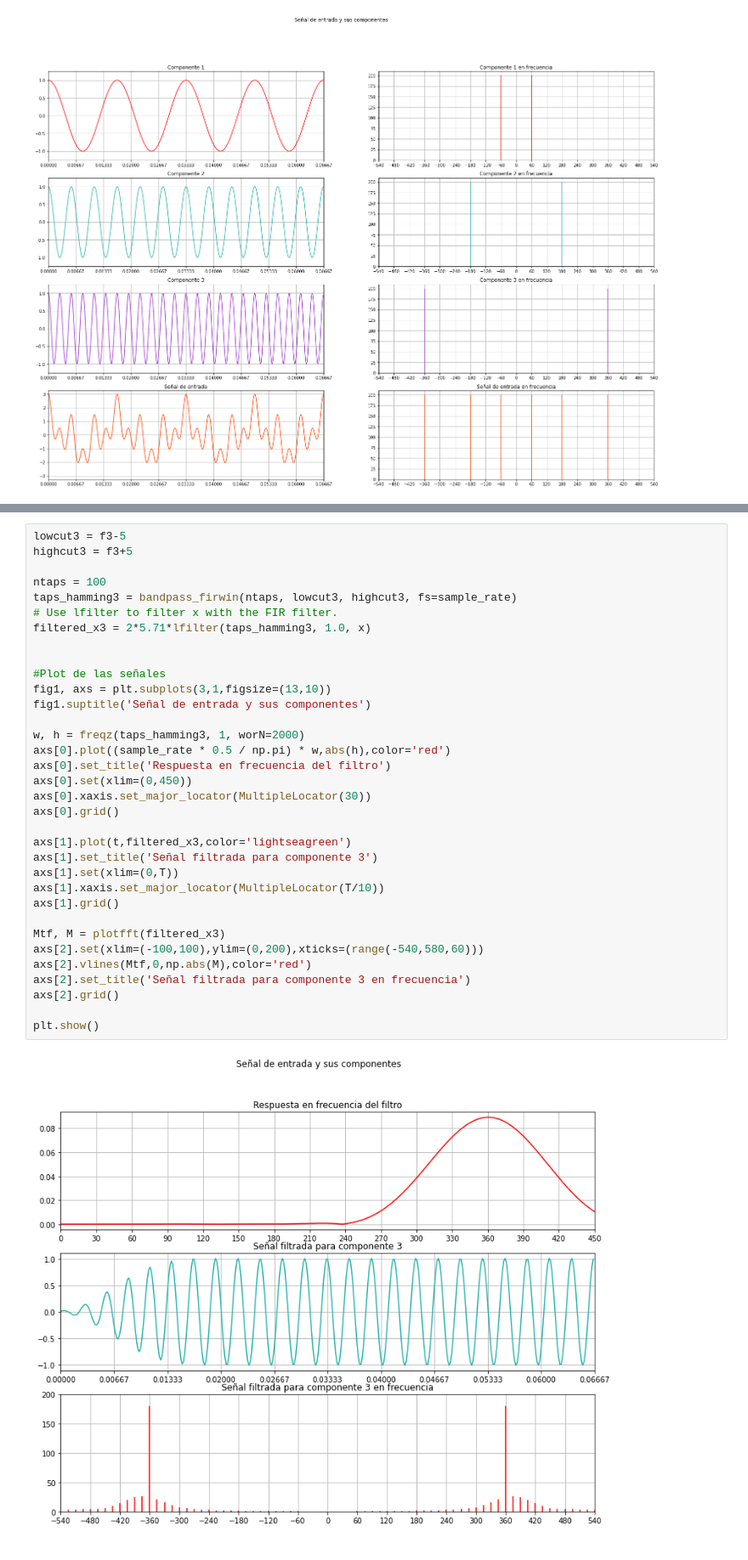
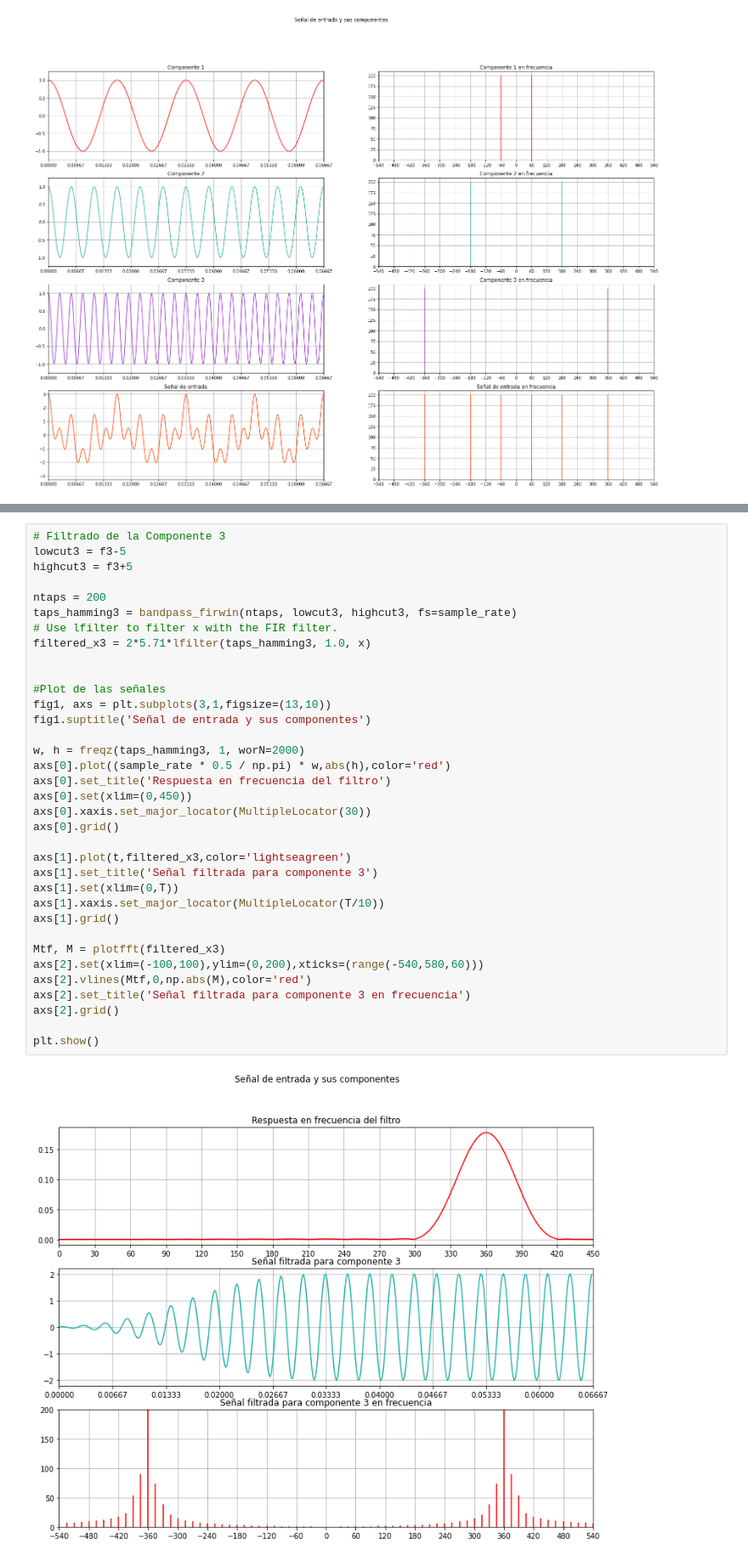
Before and after one commit to ChristopherMoralesA/Lab-Tarea-7, a Jupyter notebook: Lab_Tarea_7.ipynb, the cells around one changed output, grey strips where cells are left out. Shown at 85% size. Drawn from its saved outputs; the diff is of its cells as text.

```diff
--- a/Lab_Tarea_7.ipynb
+++ b/Lab_Tarea_7.ipynb
@@ -279,38 +451,39 @@ plt.show()
 # %% [output]
 [figure]
 # %%
+# Filtrado de la Componente 3
 lowcut3 = f3-5
 highcut3 = f3+5
 
-ntaps = 100
+ntaps = 200
 taps_hamming3 = bandpass_firwin(ntaps, lowcut3, highcut3, fs=sample_rate)
 # Use lfilter to filter x with the FIR filter.
 filtered_x3 = 2*5.71*lfilter(taps_hamming3, 1.0, x)
 
 
 #Plot de las señales
 fig1, axs = plt.subplots(3,1,figsize=(13,10))
 fig1.suptitle('Señal de entrada y sus componentes')
 
 w, h = freqz(taps_hamming3, 1, worN=2000)
 axs[0].plot((sample_rate * 0.5 / np.pi) * w,abs(h),color='red')
 axs[0].set_title('Respuesta en frecuencia del filtro')
 axs[0].set(xlim=(0,450))
 axs[0].xaxis.set_major_locator(MultipleLocator(30))
 axs[0].grid()
 
 axs[1].plot(t,filtered_x3,color='lightseagreen')
 axs[1].set_title('Señal filtrada para componente 3')
 axs[1].set(xlim=(0,T))
 axs[1].xaxis.set_major_locator(MultipleLocator(T/10))
 axs[1].grid()
 
 Mtf, M = plotfft(filtered_x3)
 axs[2].set(xlim=(-100,100),ylim=(0,200),xticks=(range(-540,580,60)))
 axs[2].vlines(Mtf,0,np.abs(M),color='red')
 axs[2].set_title('Señal filtrada para componente 3 en frecuencia')
 axs[2].grid()
 
 plt.show()
 # %% [output]
-[figure, old version]
+[figure, new version]
```
Also changed, not shown: parts of 31 cells of this notebook, 1 other file.
